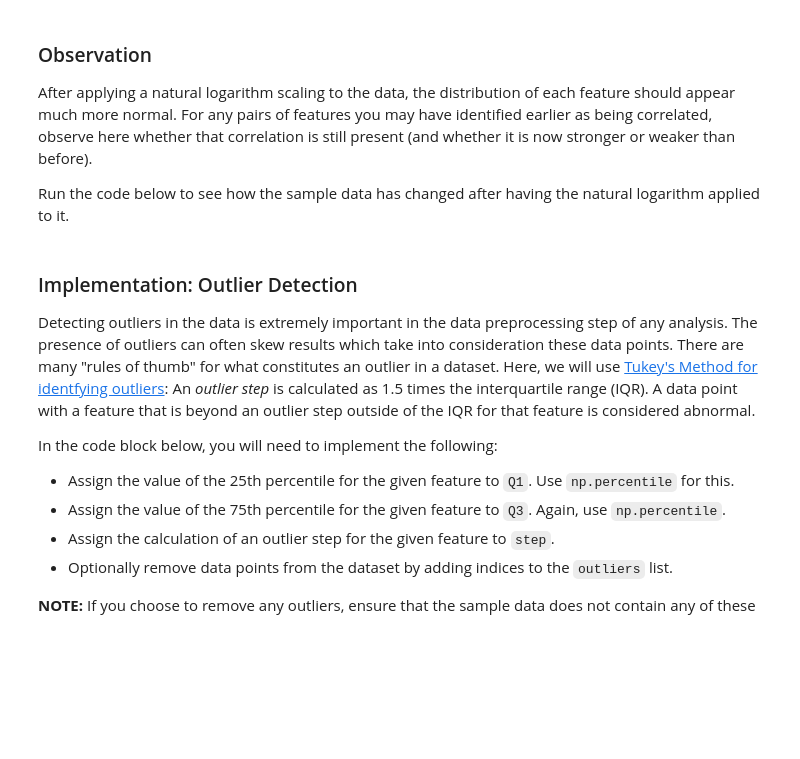
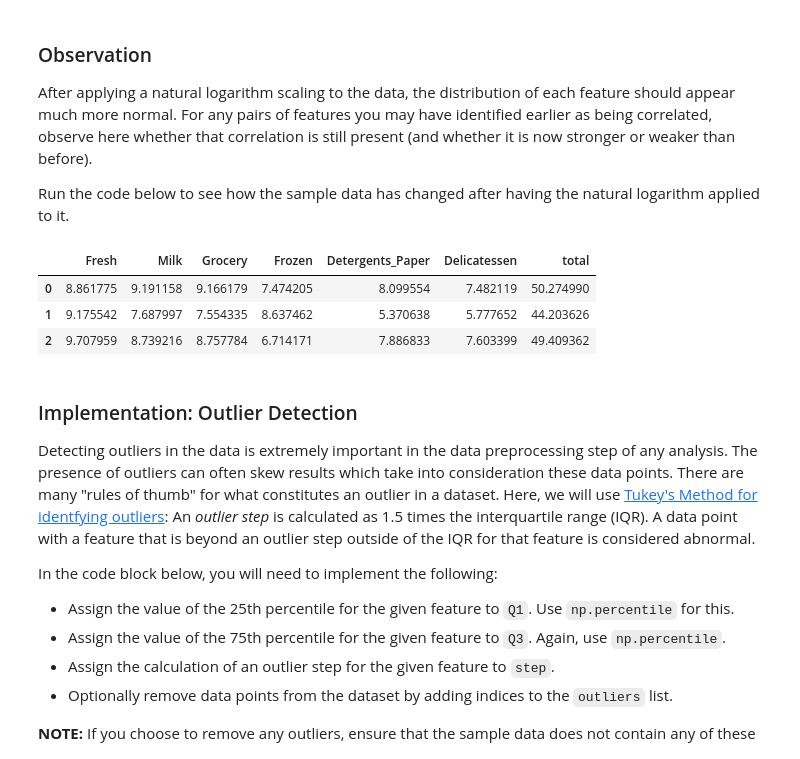
Before and after one commit to llathrop/creating_customer_segments, a Jupyter notebook: customer_segments.ipynb, the cells around one changed output. Drawn from its saved outputs; the diff is of its cells as text; code cells hidden in the pictures; blank space fills up the shorter version.

```diff
--- a/customer_segments.ipynb
+++ b/customer_segments.ipynb
@@ -166,8 +169,16 @@ After applying a natural logarithm scaling to the data, the distribution of each
 
 Run the code below to see how the sample data has changed after having the natural logarithm applied to it.
 # %%
+#It would be nice to know the overall size of the business
+log_samples['total']=log_samples.sum(axis=1)
 # Display the log-transformed sample data
+
 display(log_samples)
+# %% [output]
+|  | Fresh | Milk | Grocery | Frozen | Detergents_Paper | Delicatessen | total |
+| 0 | 8.861775 | 9.191158 | 9.166179 | 7.474205 | 8.099554 | 7.482119 | 50.274990 |
+| 1 | 9.175542 | 7.687997 | 7.554335 | 8.637462 | 5.370638 | 5.777652 | 44.203626 |
+| 2 | 9.707959 | 8.739216 | 8.757784 | 6.714171 | 7.886833 | 7.603399 | 49.409362 |
 # %% [markdown]
 ### Implementation: Outlier Detection
 Detecting outliers in the data is extremely important in the data preprocessing step of any analysis. The presence of outliers can often skew results which take into consideration these data points. There are many "rules of thumb" for what constitutes an outlier in a dataset. Here, we will use [Tukey's Method for identfying outliers](http://datapigtechnologies.com/blog/index.php/highlighting-outliers-in-your-data-with-the-tukey-method/): An *outlier step* is calculated as 1.5 times the interquartile range (IQR). A data point with a feature that is beyond an outlier step outside of the IQR for that feature is considered abnormal.
```
Also changed, not shown: parts of 1 cell of this notebook.
